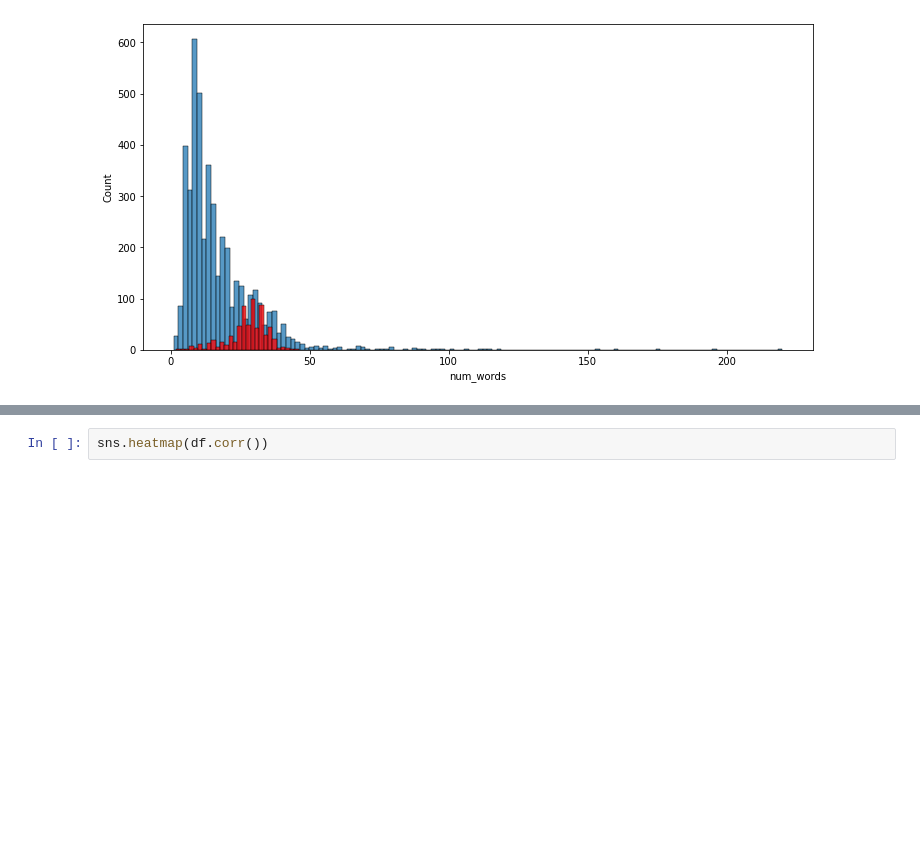
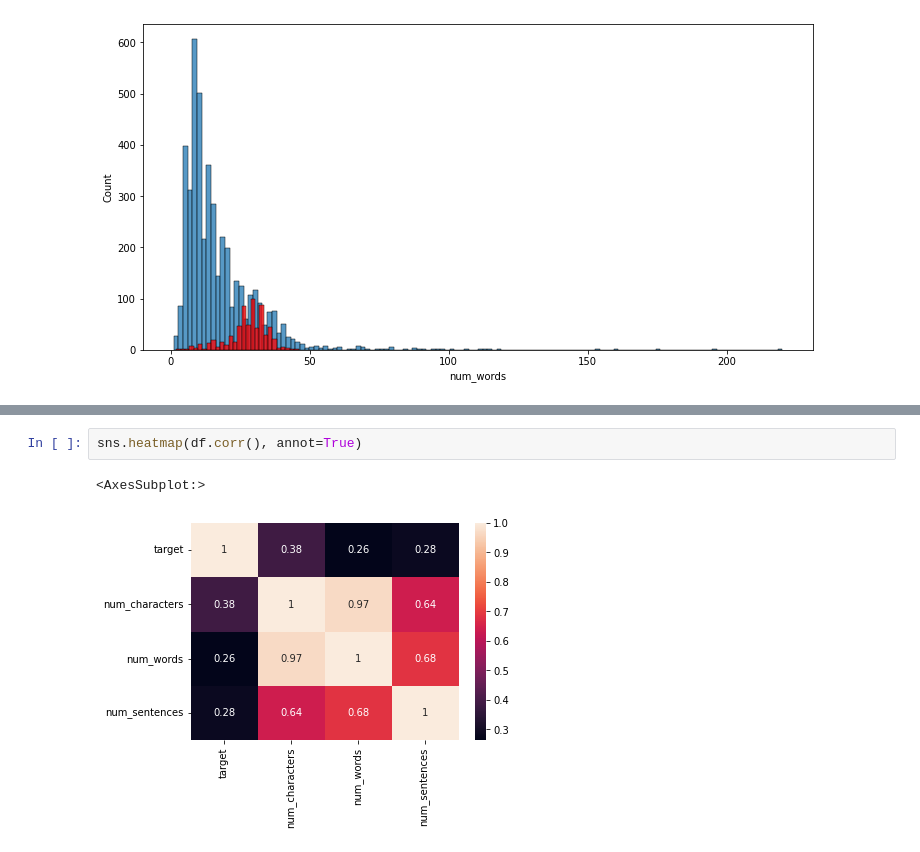
Before and after one commit to Abbracx/Data-Science, a Jupyter notebook: spam-classifier/Email_Spam_SMS_Classification.ipynb, the cells around one changed output, grey strips where cells are left out. Drawn from its saved outputs; the diff is of its cells as text; blank space fills up the shorter version.

```diff
--- a/spam-classifier/Email_Spam_SMS_Classification.ipynb
+++ b/spam-classifier/Email_Spam_SMS_Classification.ipynb
@@ -300,2 +303,5 @@ sns.histplot(df[df['target'] == 1]['num_words'], color='red')
 # %%
-sns.heatmap(df.corr())
+sns.heatmap(df.corr(), annot=True)
+# %% [output]
+<AxesSubplot:>
+[figure, added]
```
Also changed, not shown: parts of 26 cells of this notebook.
